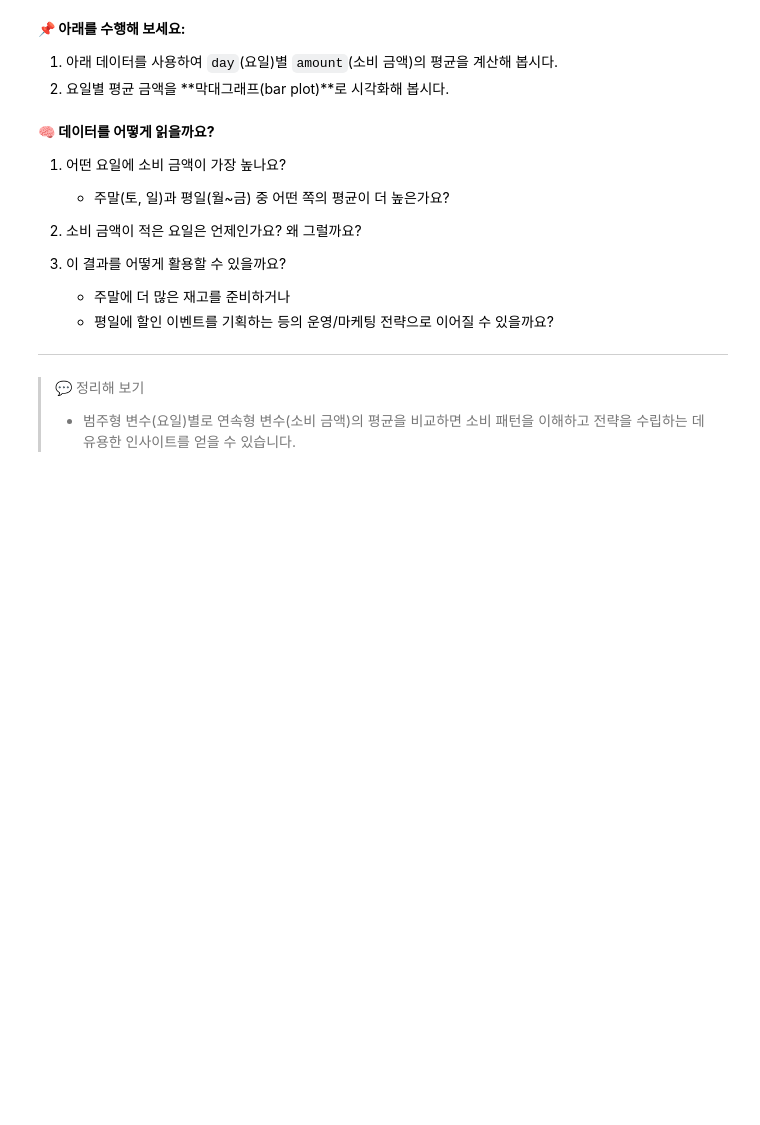
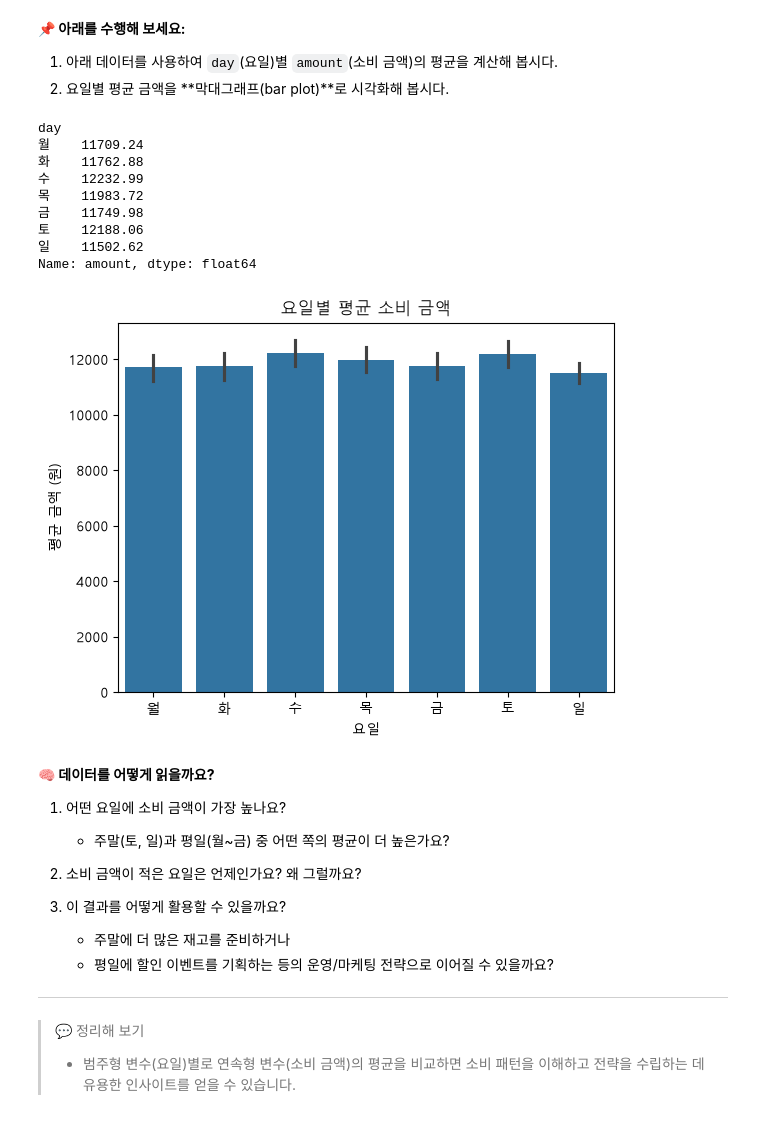
Before and after one commit to nayoung-ahn/ai-data-bootcamp, a Jupyter notebook: D012/통계 기초 실습.ipynb, the cells around one changed output. Drawn from its saved outputs; the diff is of its cells as text; code cells hidden in the pictures; blank space fills up the shorter version.

```diff
--- a/D012/통계 기초 실습.ipynb
+++ b/D012/통계 기초 실습.ipynb
@@ -496,3 +561,29 @@ df8 = pd.DataFrame({
+# %%
+# 아래를 수행해 보세요:
+# [문제 8] 여기에 코드를 작성해주세요.
+
+# 1. 요일별 평균 금액
+day_order = ['월', '화', '수', '목', '금', '토', '일']
+day_avg = df8.groupby('day')['amount'].mean().reindex(day_order)
+print(day_avg.round(2))
+
+# 2. 막대그래프
+sns.barplot(data=df8, x='day', y='amount', order=day_order)
+plt.title('요일별 평균 소비 금액')
+plt.xlabel('요일')
+plt.ylabel('평균 금액 (원)')
+plt.show()
+# %% [output]
+day
+월    11709.24
+화    11762.88
+수    12232.99
+목    11983.72
+금    11749.98
+토    12188.06
+일    11502.62
+Name: amount, dtype: float64
+[figure, added]
 # %% [markdown]
 **🧠 데이터를 어떻게 읽을까요?**
 
```
Also changed, not shown: parts of 11 cells of this notebook.
